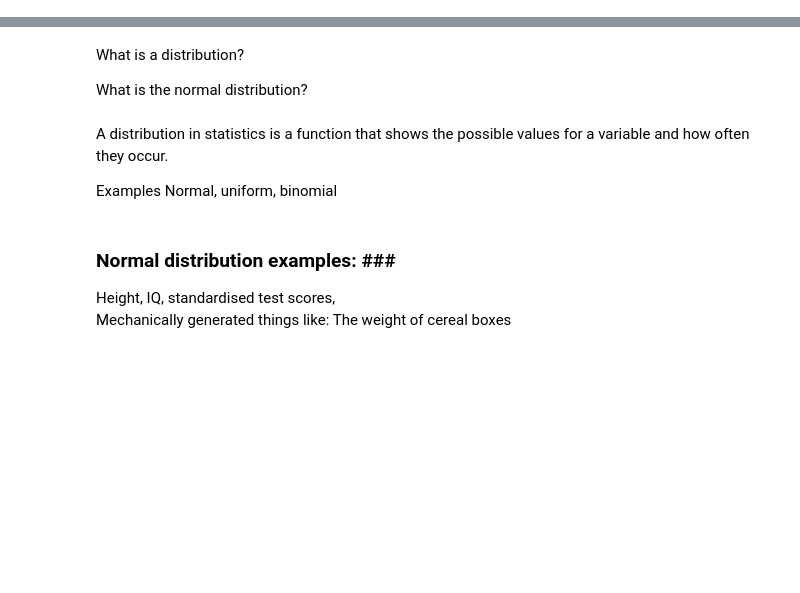
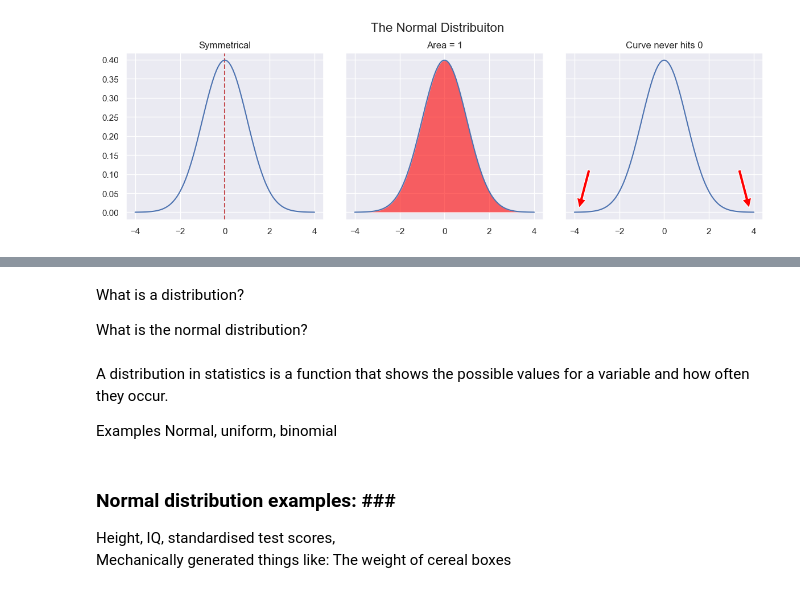
Before and after one commit to ShaneOG2/fund-data-analysis-assessment, a Jupyter notebook: Practicals/Normal Distribution Notebook.ipynb, the cells around one changed output, grey strips where cells are left out. Drawn from its saved outputs; the diff is of its cells as text; code cells hidden in the pictures; blank space fills up the shorter version.

```diff
--- a/Practicals/Normal Distribution Notebook.ipynb
+++ b/Practicals/Normal Distribution Notebook.ipynb
@@ -16,0 +149,37 @@ import scipy.stats as ss
+# %%
+# Set figure size
+fig, (ax1, ax2, ax3) = plt.subplots(1, 3, figsize=(12,4), sharey='row')
+
+fig.suptitle("The Normal Distribuiton", fontsize=16)
+fig.tight_layout()
+
+mu = 0
+sigma = 1
+
+x = np.linspace(-4.0, 4.0, 100)
+y = ss.norm.pdf(x, mu, sigma)
+
+ax1.axvline(x = 0.0, c = 'r', linestyle = '--')
+ax1.title.set_text('Symmetrical')
+ax1.plot(x, y)
+
+#plt.title('Area = 1', fontsize = "16")
+ax2.fill_between(x, 0,y, facecolor="red", alpha=0.6)
+ax2.title.set_text('Area = 1')
+ax2.plot(x, y)
+
+ax3.annotate('', xy=(3.8, 0.01),  xycoords='data',
+            xytext=(0.88, 0.3), textcoords='axes fraction',
+            arrowprops=dict(facecolor='red', shrink=0.01),
+            horizontalalignment='left', verticalalignment='bottom',
+            )
+
+ax3.annotate('', xy=(-3.8, 0.01),  xycoords='data',
+            xytext=(0.12, 0.3), textcoords='axes fraction',
+            arrowprops=dict(facecolor='red', shrink=0.01),
+            horizontalalignment='left', verticalalignment='bottom',
+            )
+ax3.title.set_text('Curve never hits 0')
+ax3.plot(x, y);
+# %% [output]
+[figure]
```
Also changed, not shown: parts of 35 cells of this notebook.
